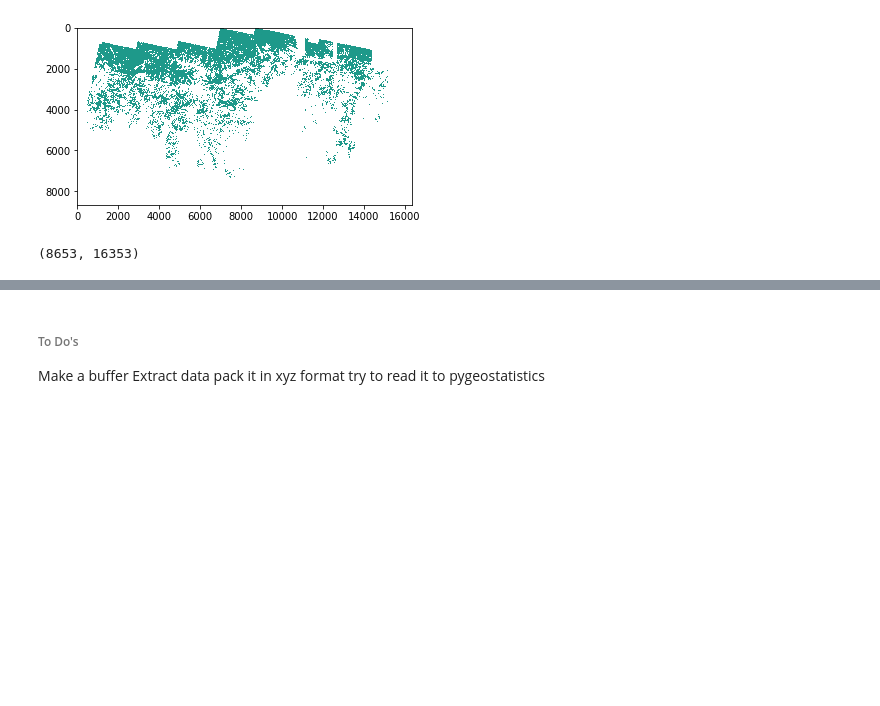
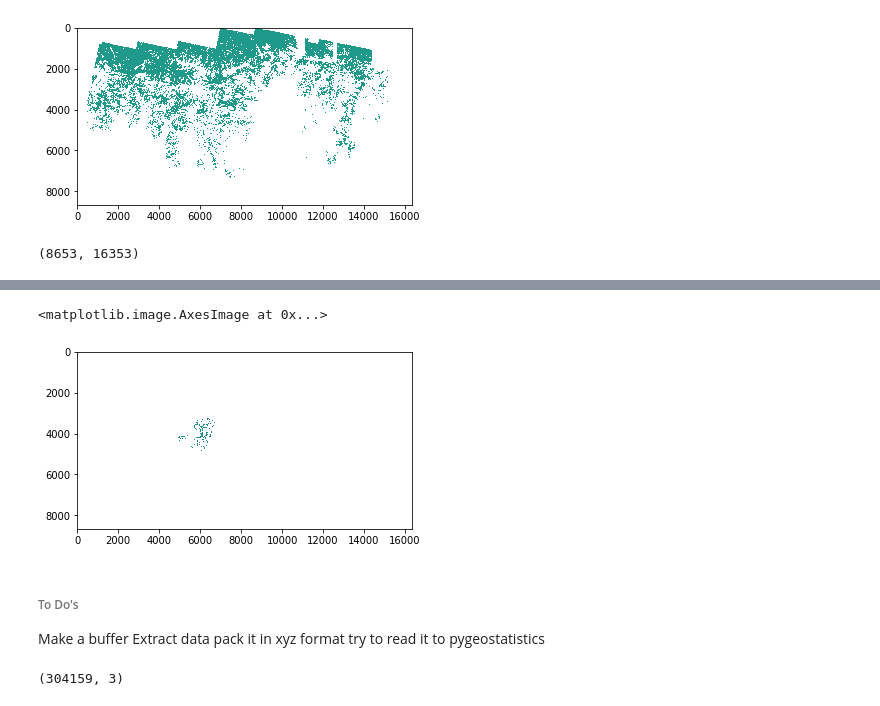
Before and after one commit to ShashankBice/raster_geostatistics, a Jupyter notebook: gpd_vs_ogr.ipynb, the cells around one changed output, grey strips where cells are left out. Cells and saved outputs as stored; diff of their text form; code cells hidden in the pictures; blank space fills up the shorter version.

```diff
--- a/gpd_vs_ogr.ipynb
+++ b/gpd_vs_ogr.ipynb
@@ -285,7 +281,7 @@ Name: geometry, dtype: object
 # %%
 from rasterio import features
 # %%
-shape_array=features.rasterize(shp_gdf.geometry, out_shape=array_rasterio_masked.shape,fill=-9999,transform=rasterio_dataset.transform,dtype=float)
+shape_array=features.rasterize(shp_gdf_projected_buffer.geometry, out_shape=array_rasterio_masked.shape,fill=-9999,transform=rasterio_dataset.transform,dtype=float)
 # %%
 shape_array.shape
 # %% [output]
@@ -347,3 +343,8 @@ masked
+# %%
+plt.imshow(glacier_cutoff)
+# %% [output]
+<matplotlib.image.AxesImage at 0x...>
+[figure, added]
 # %% [markdown]
 ###### To Do's
 Make a buffer
@@ -352,0 +358,4 @@ try to read it to pygeostatistics
+# %%
+xyz.shape
+# %% [output]
+(304159, 3)
```
Also changed, not shown: parts of 25 cells of this notebook.
